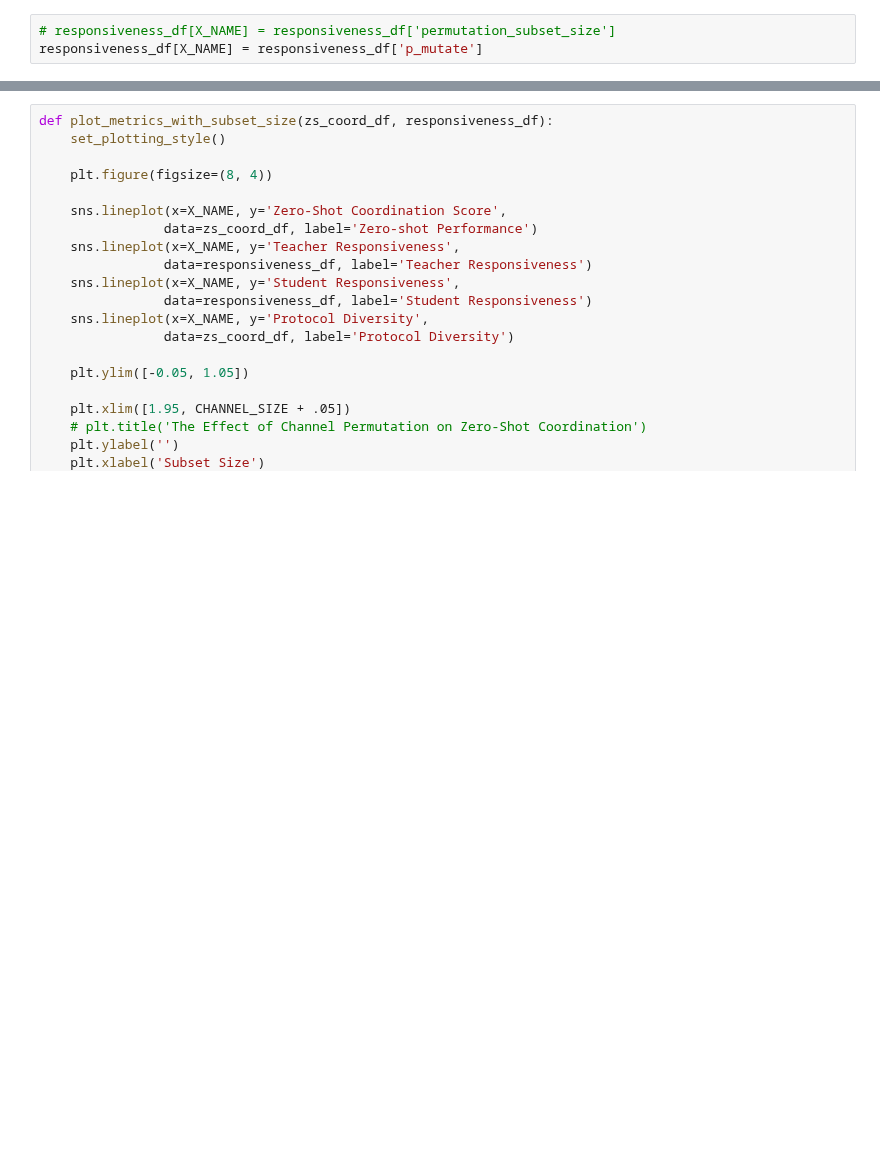
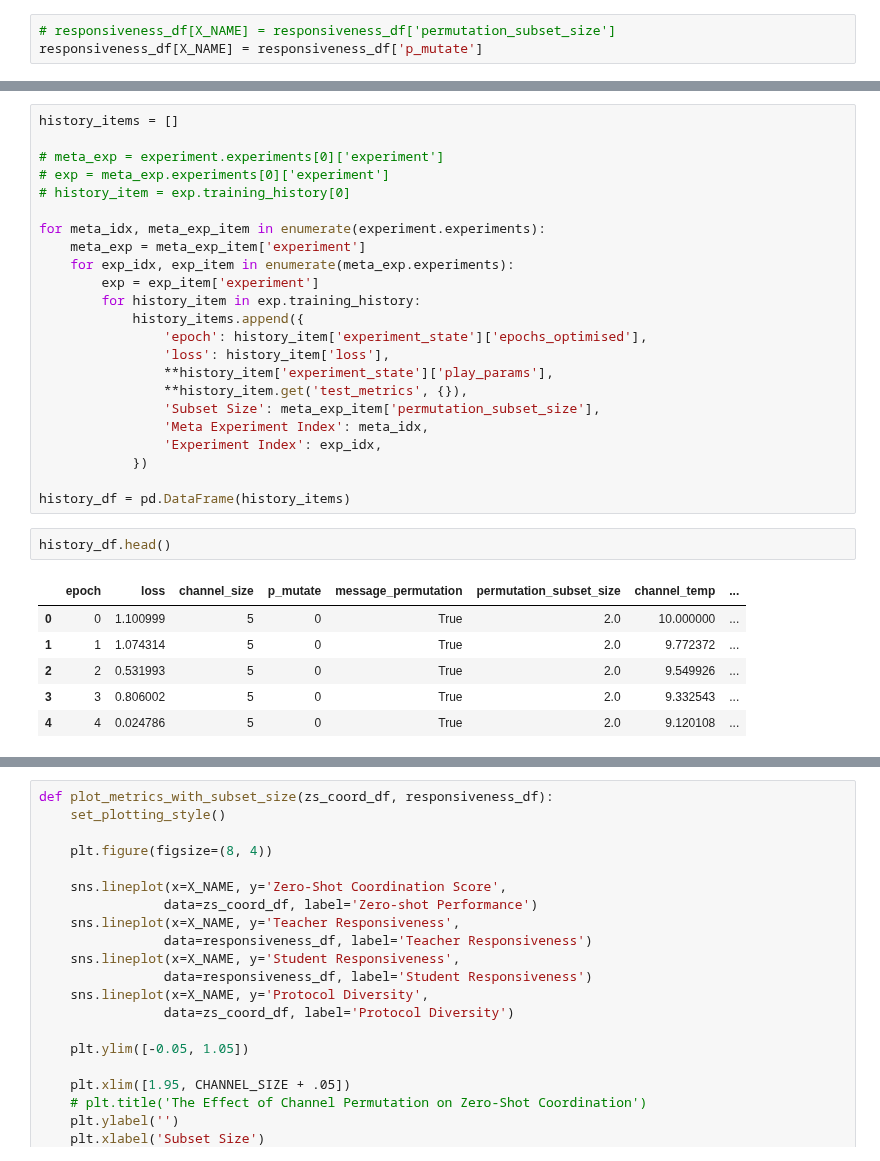
Before and after one commit to DylanCope/zero-shot-comm, a Jupyter notebook: notebooks/recreate-plots.ipynb, the cells around one changed output, grey strips where cells are left out. Drawn from its saved outputs; the diff is of its cells as text; blank space fills up the shorter version.

```diff
--- a/notebooks/recreate-plots.ipynb
+++ b/notebooks/recreate-plots.ipynb
@@ -246,0 +357,32 @@ All done! ✨ 🍰 ✨
+# %%
+history_items = []
+
+# meta_exp = experiment.experiments[0]['experiment']
+# exp = meta_exp.experiments[0]['experiment']
+# history_item = exp.training_history[0]
+
+for meta_idx, meta_exp_item in enumerate(experiment.experiments):
+    meta_exp = meta_exp_item['experiment']
+    for exp_idx, exp_item in enumerate(meta_exp.experiments):
+        exp = exp_item['experiment']
+        for history_item in exp.training_history:
+            history_items.append({
+                'epoch': history_item['experiment_state']['epochs_optimised'],
+                'loss': history_item['loss'],
+                **history_item['experiment_state']['play_params'],
+                **history_item.get('test_metrics', {}),
+                'Subset Size': meta_exp_item['permutation_subset_size'],
+                'Meta Experiment Index': meta_idx,
+                'Experiment Index': exp_idx,
+            })
+
+history_df = pd.DataFrame(history_items)
+# %%
+history_df.head()
+# %% [output]
+|  | epoch | loss | channel_size | p_mutate | message_permutation | permutation_subset_size | channel_temp | ... |
+| 0 | 0 | 1.100999 | 5 | 0 | True | 2.0 | 10.000000 | ... |
+| 1 | 1 | 1.074314 | 5 | 0 | True | 2.0 | 9.772372 | ... |
+| 2 | 2 | 0.531993 | 5 | 0 | True | 2.0 | 9.549926 | ... |
+| 3 | 3 | 0.806002 | 5 | 0 | True | 2.0 | 9.332543 | ... |
+| 4 | 4 | 0.024786 | 5 | 0 | True | 2.0 | 9.120108 | ... |
```
Also changed, not shown: parts of 10 cells of this notebook, 8 other files.
